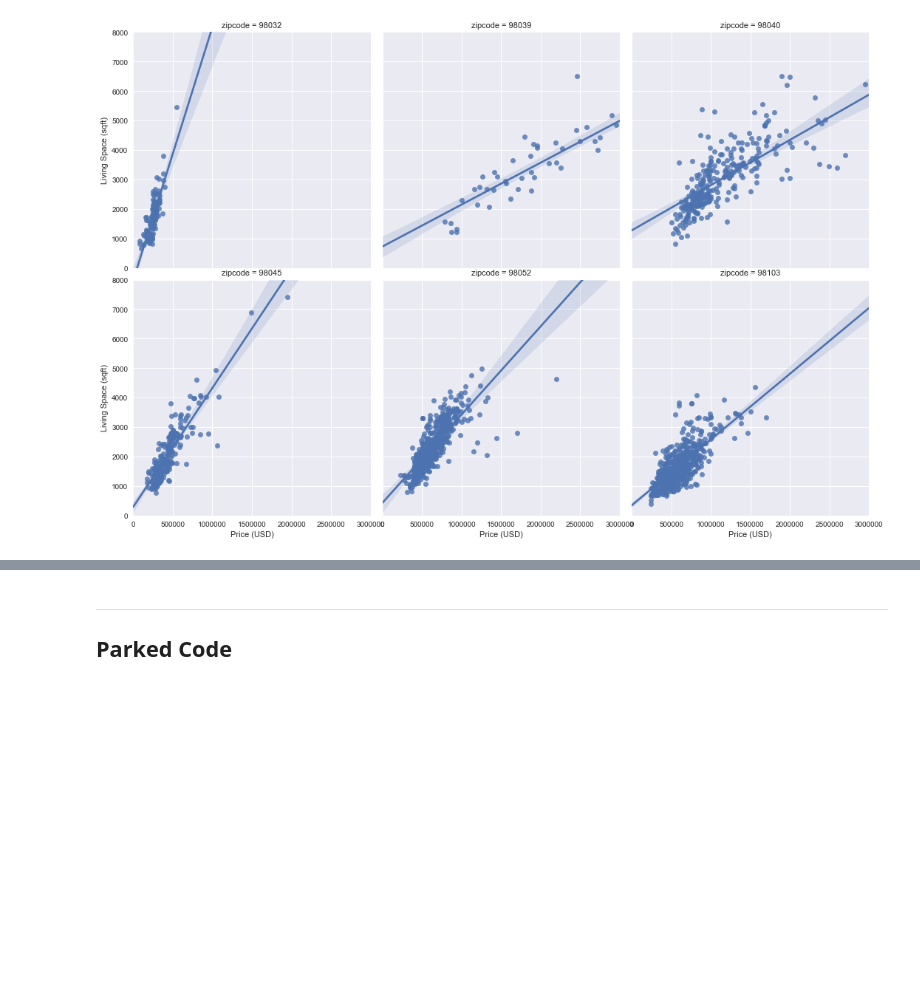
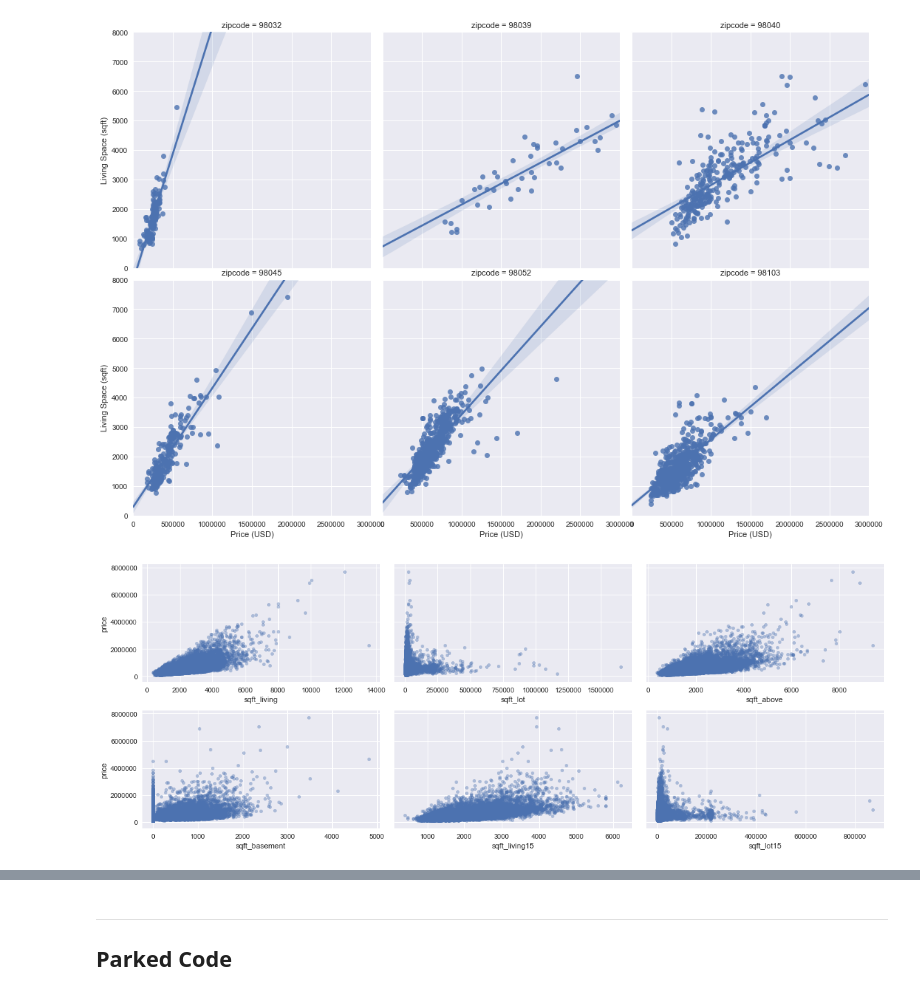
Before and after one commit to toopster/dsc-mod-2-project-v2-1-online-ds-sp-000, a Jupyter notebook: index.ipynb, the cells around one changed output, grey strips where cells are left out. Drawn from its saved outputs; the diff is of its cells as text; code cells hidden in the pictures; blank space fills up the shorter version.

Commit message:
Additional work to preprocess the data

```diff
--- a/index.ipynb
+++ b/index.ipynb
@@ -362,3 +381,14 @@ chart3.fig.subplots_adjust(wspace=.05, hspace=.05)
 plt.show();
 # %% [output]
 [figure]
+# %%
+# Plot discrete data
+
+fig,axes = plt.subplots(nrows=2, ncols=3, figsize=(16,6), sharey=True)
+
+for xcol,ax in zip(['sqft_living','sqft_lot','sqft_above','sqft_basement','sqft_living15','sqft_lot15'], [x for v in axes for x in v]):
+    house_sales.plot(kind='scatter', x=xcol, y='price', ax=ax, alpha=0.4)
+
+fig.tight_layout()
+# %% [output]
+[figure, added]
```
Also changed, not shown: parts of 5 cells of this notebook.
